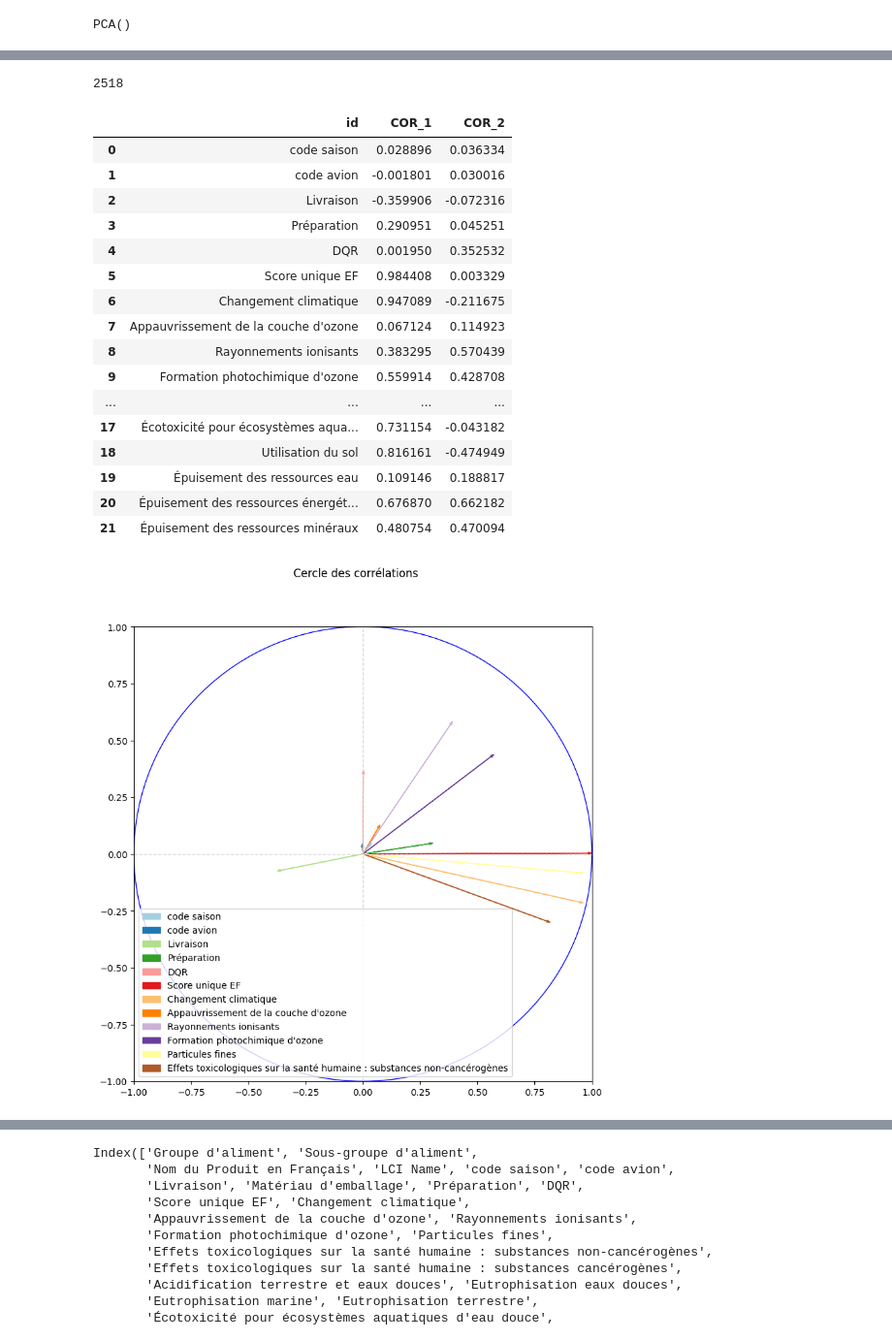
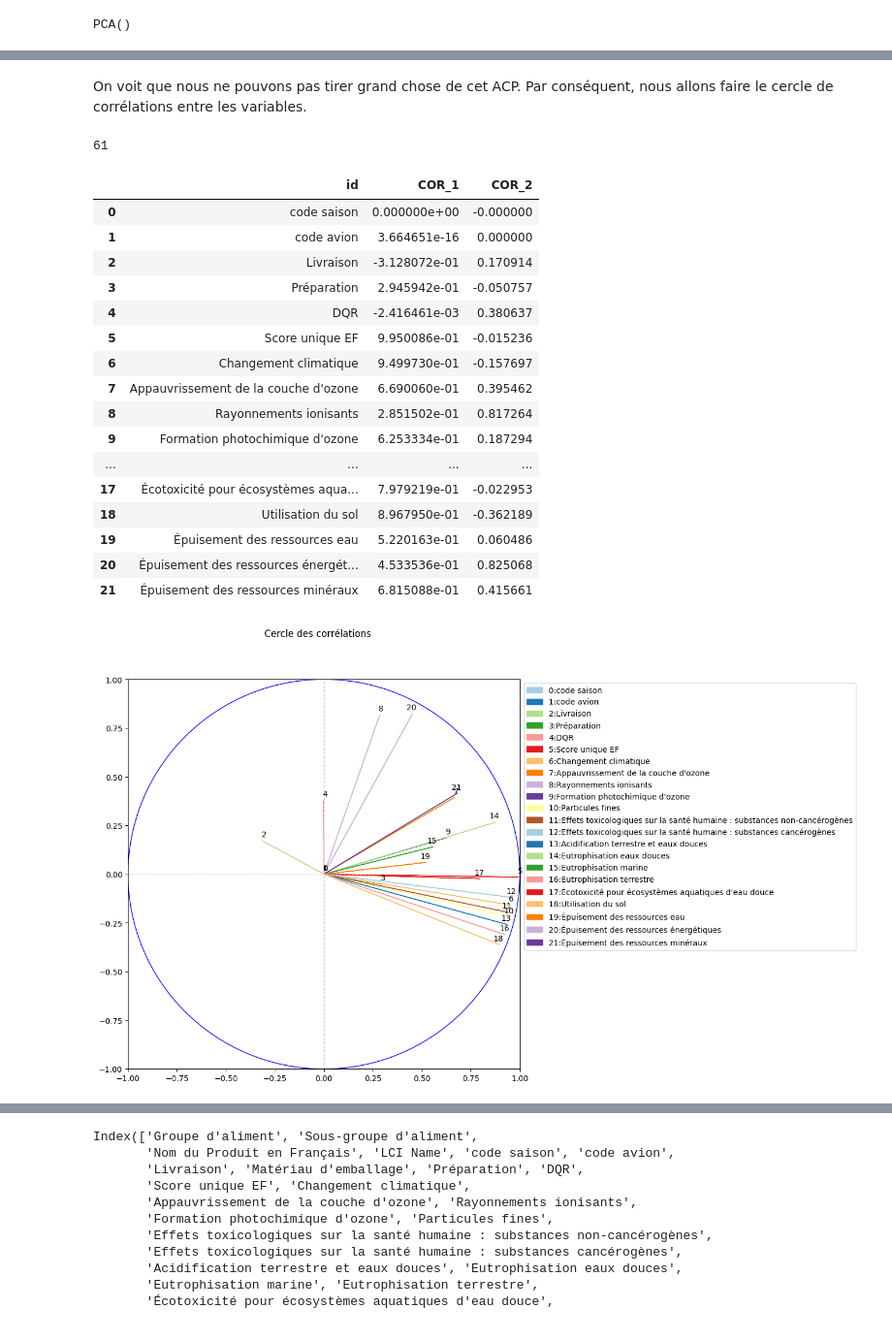
Before and after one commit to antoinebnm/PTS-Data, a Jupyter notebook: goodDatas.ipynb, the cells around one changed output, grey strips where cells are left out. Shown at 97% size. Drawn from its saved outputs; the diff is of its cells as text; code cells hidden in the pictures.

```diff
--- a/goodDatas.ipynb
+++ b/goodDatas.ipynb
@@ -287,7 +340,7 @@ from sklearn.preprocessing import StandardScaler
 
 scaler = StandardScaler()
 # suppression des colonnes string
-db = dataCopy.drop(columns = ["Groupe d'aliment","Sous-groupe d'aliment","Nom du Produit en Français","LCI Name","Matériau d'emballage"])
+db = filtered_oneit_db.drop(columns = ["Groupe d'aliment","Sous-groupe d'aliment","Nom du Produit en Français","LCI Name","Matériau d'emballage"])
 scale = scaler.set_output(transform="pandas")
 
 # Il faudra toujours trouver les variables centrées et réduites
@@ -372,9 +392,9 @@ db_pca = pca.transform(scaled_db)
 data_pca_df = pd.DataFrame({
     "Dim1" : db_pca[:,0],
     "Dim2" : db_pca[:,1],
-    "G Al" : dataCopy["Groupe d'aliment"],
-    "SG Al" : dataCopy["Sous-groupe d'aliment"],
-    "Mat" : dataCopy["Matériau d'emballage"],
+    "G Al" : filtered_oneit_db["Groupe d'aliment"],
+    "SG Al" : filtered_oneit_db["Sous-groupe d'aliment"],
+    "Mat" : filtered_oneit_db["Matériau d'emballage"],
 })
 
 # Résultat
@@ -415,3 +435,5 @@ plt.show()
+# %% [markdown]
+<p>On voit que nous ne pouvons pas tirer grand chose de cet ACP. Par conséquent, nous allons faire le cercle de corrélations entre les variables.
 # %%
 n = db.shape[0] # nb individus
 p = db.shape[1] # nb variables
@@ -426,50 +448,51 @@ for k in range(p):
 coordvar = pd.DataFrame({'id': db.columns, 'COR_1': corvar[:,0], 'COR_2': corvar[:,1]})
 coordvar
 # %% [output]
-2518
+61
 |  | id | COR_1 | COR_2 |
-| 0 | code saison | 0.028896 | 0.036334 |
-| 1 | code avion | -0.001801 | 0.030016 |
-| 2 | Livraison | -0.359906 | -0.072316 |
-| 3 | Préparation | 0.290951 | 0.045251 |
-| 4 | DQR | 0.001950 | 0.352532 |
-| 5 | Score unique EF | 0.984408 | 0.003329 |
-| 6 | Changement climatique | 0.947089 | -0.211675 |
-| 7 | Appauvrissement de la couche d'ozone | 0.067124 | 0.114923 |
-| 8 | Rayonnements ionisants | 0.383295 | 0.570439 |
-| 9 | Formation photochimique d'ozone | 0.559914 | 0.428708 |
+| 0 | code saison | 0.000000e+00 | -0.000000 |
+| 1 | code avion | 3.664651e-16 | 0.000000 |
+| 2 | Livraison | -3.128072e-01 | 0.170914 |
+| 3 | Préparation | 2.945942e-01 | -0.050757 |
+| 4 | DQR | -2.416461e-03 | 0.380637 |
+| 5 | Score unique EF | 9.950086e-01 | -0.015236 |
+| 6 | Changement climatique | 9.499730e-01 | -0.157697 |
+| 7 | Appauvrissement de la couche d'ozone | 6.690060e-01 | 0.395462 |
+| 8 | Rayonnements ionisants | 2.851502e-01 | 0.817264 |
+| 9 | Formation photochimique d'ozone | 6.253334e-01 | 0.187294 |
 | ... | ... | ... | ... |
-| 17 | Écotoxicité pour écosystèmes aqua... | 0.731154 | -0.043182 |
-| 18 | Utilisation du sol | 0.816161 | -0.474949 |
-| 19 | Épuisement des ressources eau | 0.109146 | 0.188817 |
-| 20 | Épuisement des ressources énergét... | 0.676870 | 0.662182 |
-| 21 | Épuisement des ressources minéraux | 0.480754 | 0.470094 |
+| 17 | Écotoxicité pour écosystèmes aqua... | 7.979219e-01 | -0.022953 |
+| 18 | Utilisation du sol | 8.967950e-01 | -0.362189 |
+| 19 | Épuisement des ressources eau | 5.220163e-01 | 0.060486 |
+| 20 | Épuisement des ressources énergét... | 4.533536e-01 | 0.825068 |
+| 21 | Épuisement des ressources minéraux | 6.815088e-01 | 0.415661 |
 # %%
 # Création d'une figure vide (avec des axes entre -1 et 1 + le titre)
-
-pal = sns.color_palette("Paired")
-couleurs = dict(zip(coordvar["id"], pal))
+unique_ids = coordvar["id"].unique()
+pal = sns.color_palette("Paired", n_colors=len(unique_ids))
+couleurs = dict(zip(unique_ids, pal))
 fig, axes = plt.subplots(figsize = (9,9))
 fig.suptitle("Cercle des corrélations")
 axes.set_xlim(-1, 1)
 axes.set_ylim(-1, 1)
 # Ajout des axes
 axes.axvline(x = 0, color = 'lightgray', linestyle = '--', linewidth = 1)
 axes.axhline(y = 0, color = 'lightgray', linestyle = '--', linewidth = 1)
 # Ajout des noms des variables
-for j in range(12):
-    #axes.text(coordvar["COR_1"][j] ,coordvar["COR_2"][j], coordvar["id"][j],color='red')
+for j in range(22):
+    variable_id = coordvar["id"][j]
     plt.arrow(0, 0,
-              coordvar["COR_1"][j],
-              coordvar["COR_2"][j],
-              color=couleurs[coordvar["id"][j]],
-              label = coordvar["id"][j],
-              head_width = 0.01,
-              width=0.0001,
-             )
+                coordvar["COR_1"][j],
+                coordvar["COR_2"][j],
+                color=couleurs[variable_id],
+                label=str(j)+":"+variable_id,
+                head_width=0.0,
+                width=0.0001,
+                )
+    plt.annotate(j, (coordvar["COR_1"][j], coordvar["COR_2"][j]), textcoords="offset points", xytext=(5,5), ha='right')
 # Ajout du cercle
 plt.gca().add_artist(plt.Circle((0,0),1,color='blue',fill=False))
-plt.legend()
+plt.legend(loc='upper left', bbox_to_anchor=(1, 1))
 plt.show()
 # %% [output]
-[figure, old version]
+[figure, new version]
```
Also changed, not shown: parts of 31 cells of this notebook.
